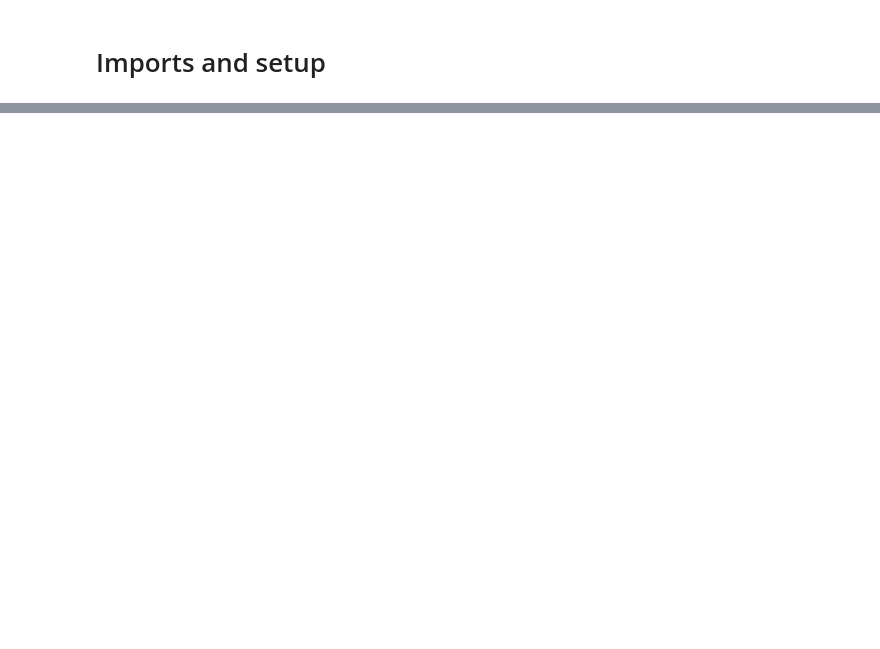
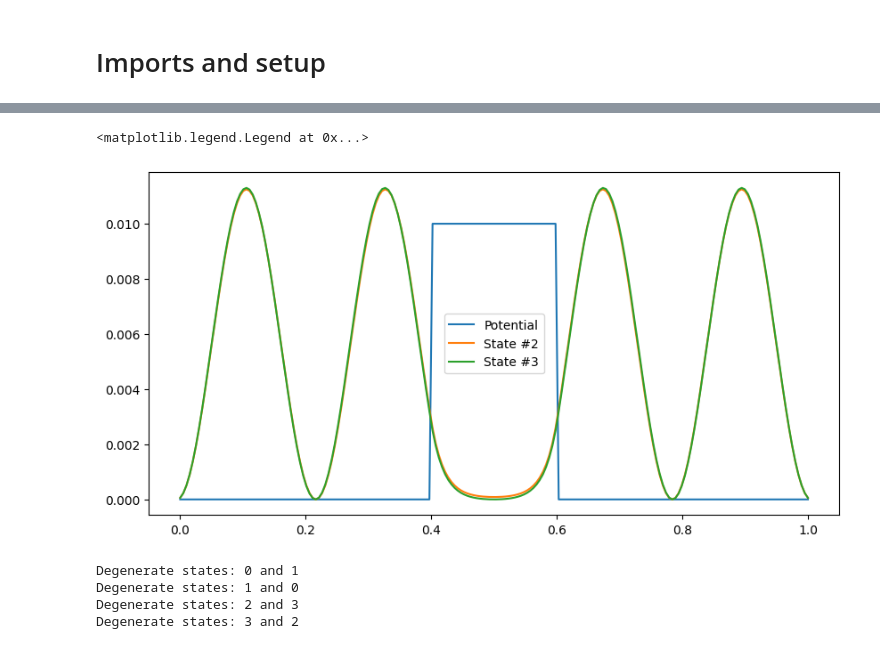
Before and after one commit to MrIsCM/Physics_Simulations, a Jupyter notebook: Shrodinger/shrod_eq.ipynb, the cells around one changed output, grey strips where cells are left out. Saved outputs shown, nothing was run; the diff lists cells and outputs as text; code cells hidden in the pictures; blank space fills up the shorter version.

```diff
--- a/Shrodinger/shrod_eq.ipynb
+++ b/Shrodinger/shrod_eq.ipynb
@@ -250,0 +66,18 @@ def animate(i):
+# %%
+def hamiltonian(N, V):
+	# Define a vector of 1s with N points
+	diag_ones = np.ones([N])
+	# Define the diagonals of the matrix
+	diags = np.array([diag_ones, -2*diag_ones, diag_ones])
+
+	D_matrix = sparse.spdiags(diags, np.array([-1, 0, 1]), N, N)
+
+	# Define T, U and H
+	T = -0.5 * D_matrix
+	U = sparse.diags(V)
+	H = T + U
+
+	# Normalize
+	H = H / sparse.linalg.norm(H)
+
+	return H
@@ -250,0 +122,37 @@ def animate(i):
+# %%
+N = 200
+X = define_grid(N)
+V_null = null_potential(N)
+V_square = square_potential(N, intensity=0.01)
+V_well = square_potential(N, intensity=-0.01)
+V_gaussian = gaussian_potential(N, intensity=0.01)
+# %%
+V = V_square
+H = hamiltonian(N, V)
+eigenvalues, eigenvectors = compute_eigens(H, k=10)
+index = 2
+fig = plt.figure(figsize=(10, 5))
+plt.plot(X, V, label='Potential')
+plt.plot(X, eigenvectors[:, index]**2, label=f'State #{index}')
+plt.plot(X, eigenvectors[:, index+1]**2, label=f'State #{index+1}')
+plt.legend()
+# %% [output]
+<matplotlib.legend.Legend at 0x...>
+[figure, added]
+# %%
+def degeneracy(eigenvalues, tolerance=0.001):
+
+	# Normalize the eigenvalues so the tolerance is relative
+	eigenvalues_normalized = eigenvalues / np.linalg.norm(eigenvalues)
+
+	for i, e1 in enumerate(eigenvalues_normalized):
+		for j, e2 in enumerate(eigenvalues_normalized):
+			if i != j and np.abs(e1 - e2) < tolerance:
+				print(f'Degenerate states: {i} and {j}')
+
+degeneracy(eigenvalues)
+# %% [output]
+Degenerate states: 0 and 1
+Degenerate states: 1 and 0
+Degenerate states: 2 and 3
+Degenerate states: 3 and 2
```
Also changed, not shown: parts of 24 cells of this notebook.
